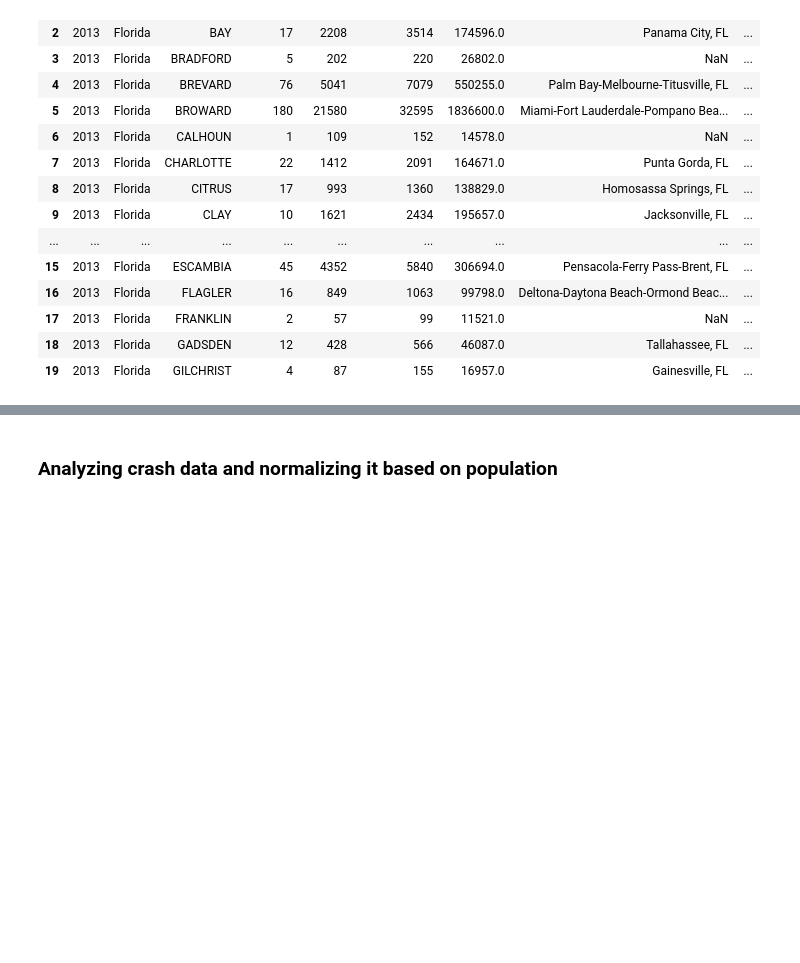
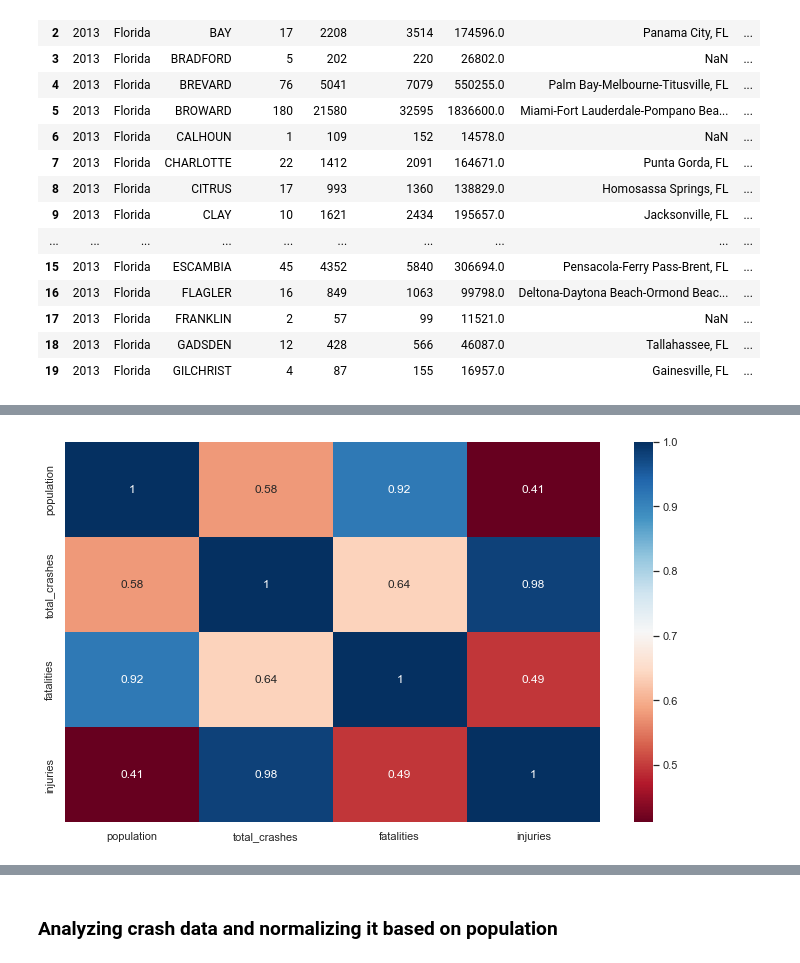
Before and after one commit to igoike/Capstone, a Jupyter notebook: notebooks/final_analysis.ipynb, the cells around one changed output, grey strips where cells are left out. Saved outputs shown, nothing was run; the diff lists cells and outputs as text; code cells hidden in the pictures; blank space fills up the shorter version.

```diff
--- a/notebooks/final_analysis.ipynb
+++ b/notebooks/final_analysis.ipynb
@@ -55,0 +131,5 @@ NameError: name 'df_master' is not defined
+# %%
+df_master_corr['Fatalities per 100,000 population'] = round((df_master_corr['fatalities'] / df_crash_analysis['population']) * 100000)
+df_master_corr['Injuries per 100,000 population'] = round((df_master_corr['injuries'] / df_crash_analysis['population']) * 100000)
+df_master_corr['Total Crashes per 100,000 population'] = round((df_master_corr['total_crashes'] /df_crash_analysis['population']) * 100000)
+df_master_corr
@@ -55,0 +195,3 @@ NameError: name 'df_master' is not defined
+# %%
+df_fl_metro = df_new.loc[(df_new['State'] == "Florida") & (df_new['Metropolitan/Micropolitan Statistical Area'] == "Metropolitan Statistical Area")& (df_new['Metropolitan/Micropolitan Statistical Area'] == "Metropolitan Statistical Area")]
+df_fl_metro
@@ -55,0 +351,5 @@ NameError: name 'df_master' is not defined
+# %%
+sns.heatmap(df_fl_metro.corr(),annot = True,fmt='.2g',cmap= 'RdBu')
+plt.show();
+# %% [output]
+[figure, added]
```
Also changed, not shown: parts of 48 cells of this notebook, 10 other files.
